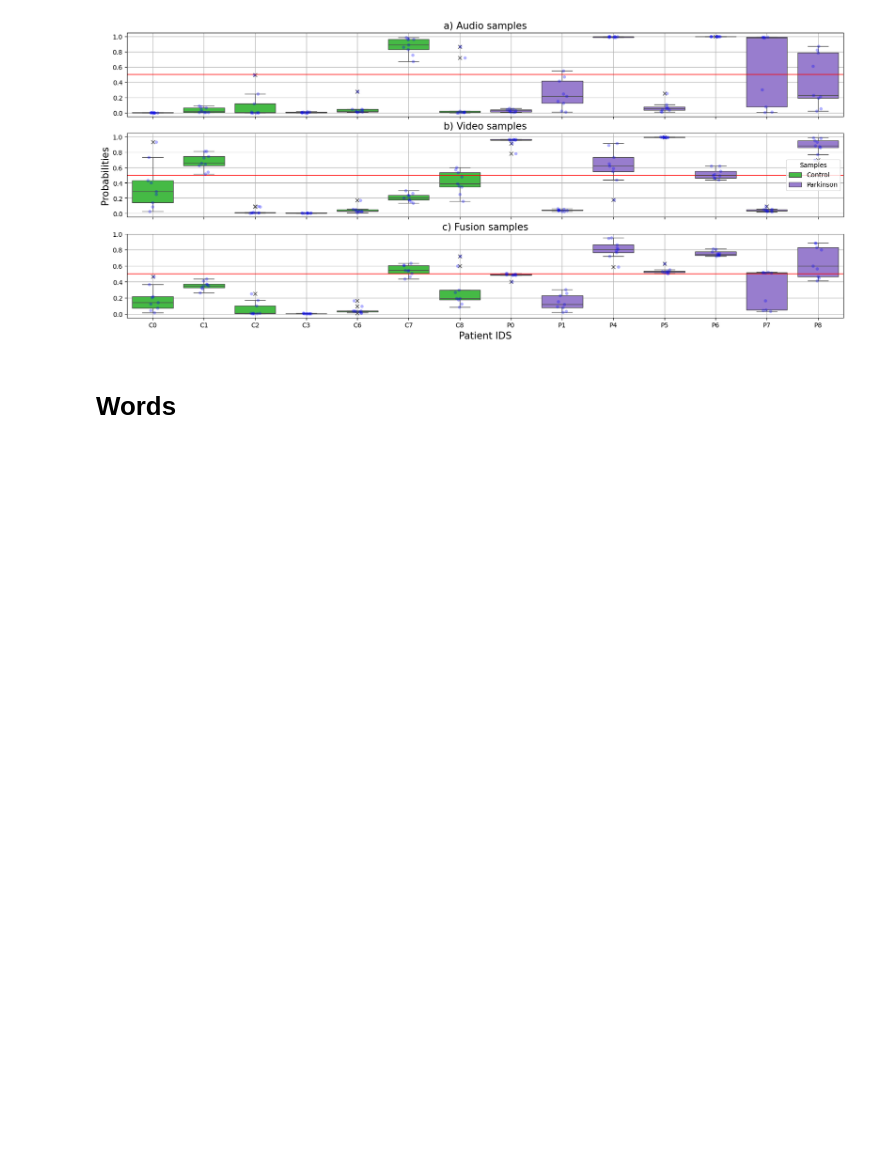
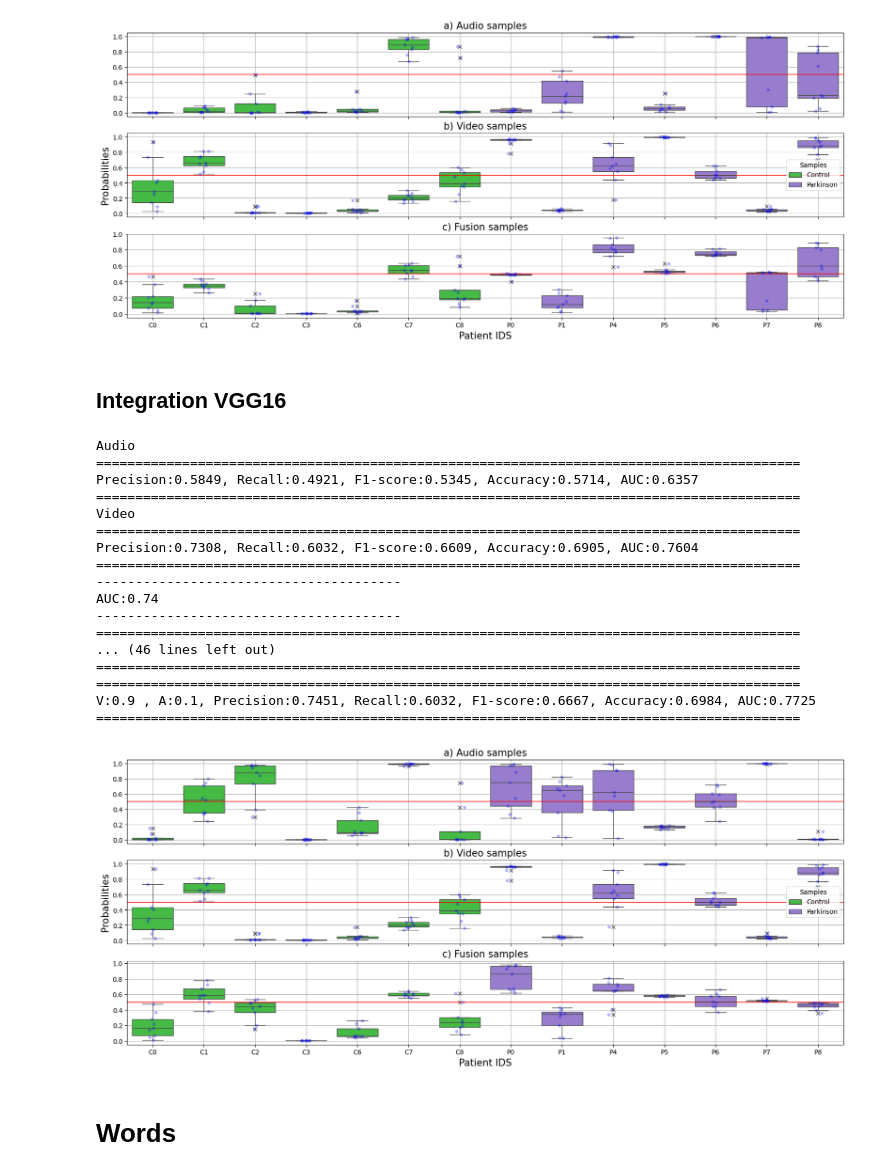
Before and after one commit to jdvalera19/Parkinson-Multimodal-Cross-Attention, a Jupyter notebook: View_result copy.ipynb, the cells around one changed output. Drawn from its saved outputs; the diff is of its cells as text; code cells hidden in the pictures; blank space fills up the shorter version.

```diff
--- a/View_result copy.ipynb
+++ b/View_result copy.ipynb
@@ -134,6 +196,46 @@ AUC:0.83
 V:0.9 , A:0.1, Precision:0.7778, Recall:0.6667, F1-score:0.7179, Accuracy:0.7381, AUC:0.7858
 ==========================================================================================
 [figure]
+# %% [markdown]
+## Integration VGG16
+# %%
+audio_path = 'Results_v2/Note:AUDIO:weights-Lr:1e-06-Epoch:100-Exercise:Phonemes-duration_size:False.csv'
+video_path = 'Results_v2/Note:3_VIDEO:weights-Lr:0.0001-Epoch:50-Exercise:Phonemes-duration_size:False.csv'
+save_name  = 'results_Phonemes_2'
+alpha      = 0.5
+
+print('Audio')
+view_results(audio_path)
+print('Video')
+view_results(video_path)
+
+generate_final_visualization(audio_path,
+                             video_path,
+                             save_name,
+                             'Patient IDS',
+                             alpha)
+
+data_phonemes = audio_visual_evaluation(audio_path,
+                                      video_path)
+# %% [output]
+Audio
+==========================================================================================
+Precision:0.5849, Recall:0.4921, F1-score:0.5345, Accuracy:0.5714, AUC:0.6357
+==========================================================================================
+Video
+==========================================================================================
+Precision:0.7308, Recall:0.6032, F1-score:0.6609, Accuracy:0.6905, AUC:0.7604
+==========================================================================================
+---------------------------------------
+AUC:0.74
+---------------------------------------
+==========================================================================================
+... (46 lines left out)
+==========================================================================================
+==========================================================================================
+V:0.9 , A:0.1, Precision:0.7451, Recall:0.6032, F1-score:0.6667, Accuracy:0.6984, AUC:0.7725
+==========================================================================================
+[figure, added]
 # %% [markdown]
 # Words
 # %% [markdown]
```
Also changed, not shown: parts of 18 cells of this notebook.
